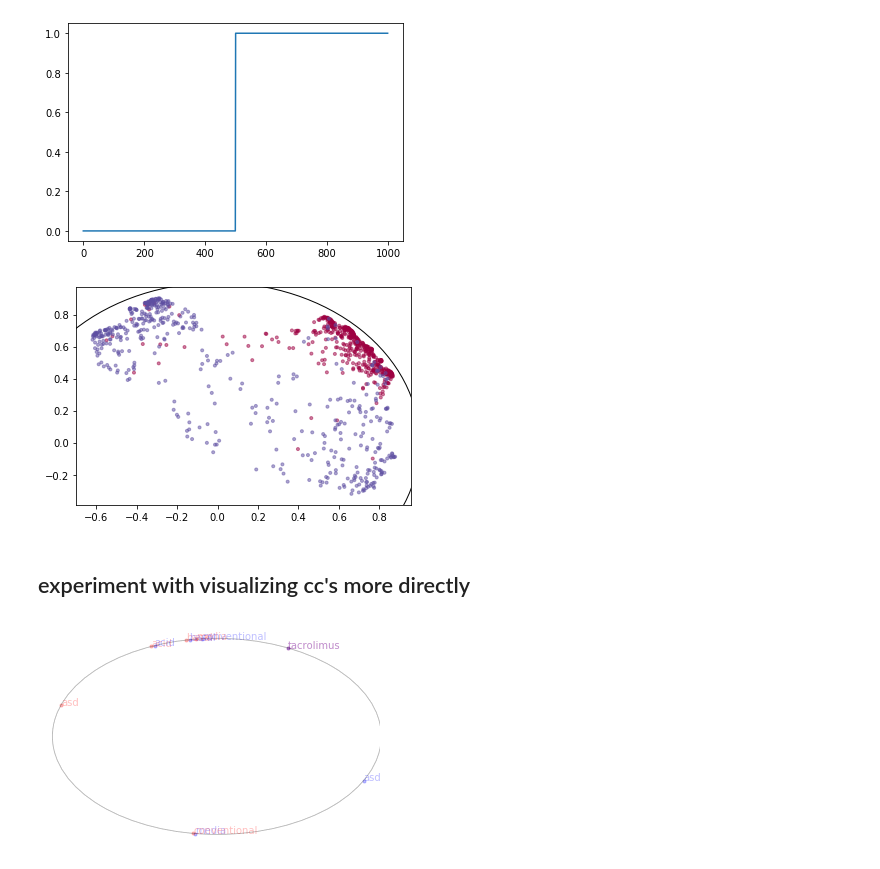
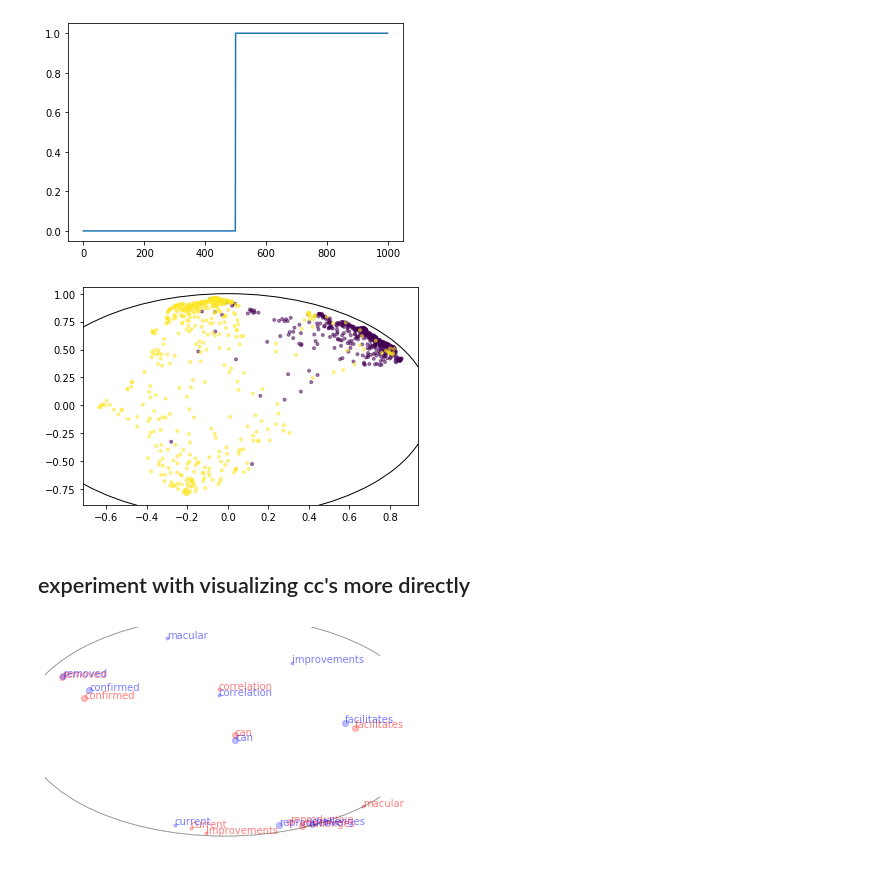
Before and after one commit to brendanchambers/attention_wildfires, a Jupyter notebook: research_dynamics/dynamics_v2/try_CCA.ipynb, the cells around one changed output. Saved outputs shown, nothing was run; the diff lists cells and outputs as text; code cells hidden in the pictures.

```diff
--- a/research_dynamics/dynamics_v2/try_CCA.ipynb
+++ b/research_dynamics/dynamics_v2/try_CCA.ipynb
@@ -157,7 +157,7 @@ U = samples[short_names[0]]
 V = samples[short_names[1]]
 print(np.shape(U))
 
-cca = CCA(n_components=2)
+cca = CCA(n_components=3)
 cca.fit(U, V)
 
 print(cca.coef_.shape)                   # (5,5)
@@ -226,8 +226,8 @@ plt.figure()
 plt.hist(similarities, histtype='step')
 plt.title('aligned word similarities (cosine)')
 
-high_cutoff = np.percentile(similarities, 97)
-low_cutoff = np.percentile(similarities, 3)
+high_cutoff = np.percentile(similarities, 98)
+low_cutoff = np.percentile(similarities, 2)
 
 most_similar_words = []
 least_similar_words = []
@@ -243,5 +243,7 @@ print(most_similar_words)
 print()
 print('least similar')
 print(least_similar_words)
+
+# todo distinguish based on direction of difference
 # %% [output]
 most similar
@@ -322,49 +324,62 @@ disk_y = um[:,1] / (1 + z)
 fig = plt.figure()
 ax = fig.add_subplot(111)
 ax.scatter(disk_x, disk_y,
-           c=world_labels, cmap='Spectral',
+           c=world_labels, cmap='viridis',
            marker='.',
            alpha=0.5)
 boundary = plt.Circle((0,0), 1, fc='none', ec='k')
 ax.add_artist(boundary)
 ax.axis('on');
 # %% [output]
-[figure, old version]
+[figure, new version]
 # %% [markdown]
 ## experiment with visualizing cc's more directly
 # %%
 sample_idxs = [most_similar_words[0][1],
                most_similar_words[1][1],
                most_similar_words[2][1],
-               least_similar_words[0][1],
-               least_similar_words[1][1],
-               least_similar_words[2][1]]
-similarity_key = [1,1,1,0,0,0]
+               most_similar_words[3][1],
+               most_similar_words[4][1],
+               most_similar_words[5][1],
+               most_similar_words[6][1],
+               most_similar_words[7][1],
+               least_similar_words[3][1],
+               least_similar_words[10][1]]
+similarity_key = [1,1,1,1,1,1,0,0,0,0,0,0,0]
 # sanity check:
 '''
 for i, v in enumerate(sample_idxs):
     plt.figure()
     merged = np.vstack( (U_c[v,:], V_c[v,:]) )
     plt.imshow(merged, aspect='auto')
 '''
 
 plt.figure()
 dim1 = 0
 dim2 = 1
 for i,v in enumerate(sample_idxs):
 
+    if similarity_key[i]:
+        marker_ = 'o'
+    else:
+        marker_ = '.'
+
     plt.scatter(U_c[v, dim1], U_c[v, dim2],
-                color='r', marker='.', alpha=0.25)
+                color='r', marker=marker_,
+                alpha=0.25)
     plt.text(U_c[v, dim1], U_c[v, dim2],
-             s=shared_vocabulary[v],color='r',alpha=0.25)
+             s=shared_vocabulary[v],
+             color='r',alpha=0.5)
 
     plt.scatter(V_c[v, dim1], V_c[v, dim2],
-                color='b', marker='.',alpha=0.25)
+                color='b', marker=marker_,
+                alpha=0.25)
     plt.text(V_c[v, dim1], V_c[v, dim2],
-             s=shared_vocabulary[v],color='b',alpha=0.25)
+             s=shared_vocabulary[v],
+             color='b',alpha=0.5)
 
     boundary = plt.Circle((0,0), 1, fc='none', ec='k',alpha=0.05)
     plt.gca().add_artist(boundary)
     plt.gca().axis('off')
 # %% [output]
-[figure, old version]
+[figure, new version]
```
Also changed, not shown: parts of 9 cells of this notebook.
